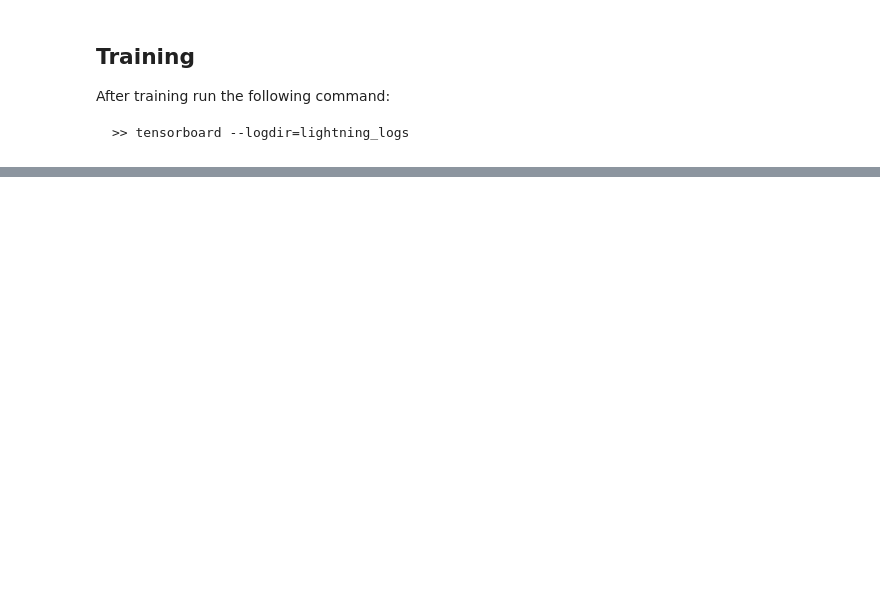
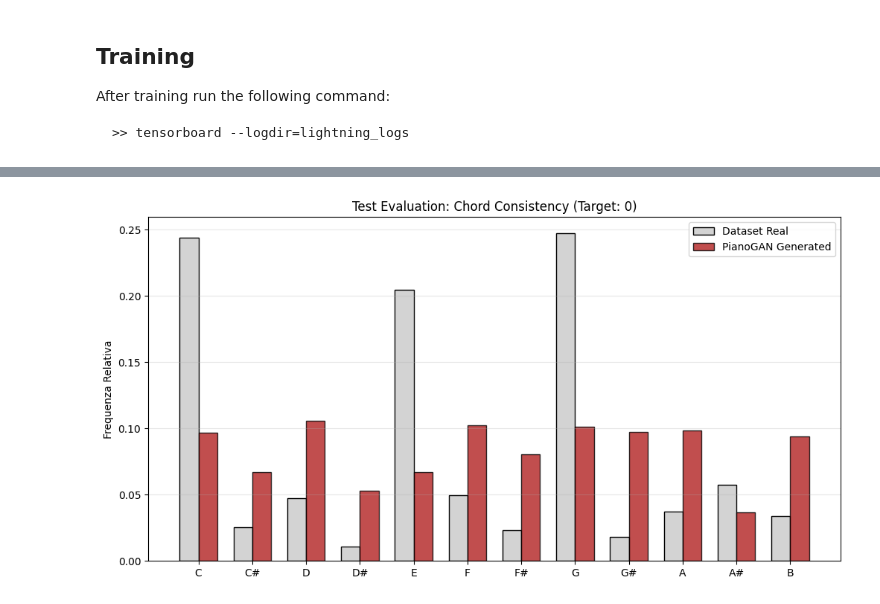
Before and after one commit to Andre1372/NNDL-project, a Jupyter notebook: notebooks/main_training.ipynb, the cells around one changed output, grey strips where cells are left out. Cells and saved outputs as stored; diff of their text form; code cells hidden in the pictures; blank space fills up the shorter version.

```diff
--- a/notebooks/main_training.ipynb
+++ b/notebooks/main_training.ipynb
@@ -255,0 +226,10 @@ Generating audio preview...
+# %%
+# Istanza del modello
+model = PianoGAN(noise_dim=NOISE_DIM, learning_rate=LR)
+
+model.summary()
+
+# Specifica il percorso del file dei pesi
+checkpoint = torch.load("/Users/Edoardo/Desktop/EDOARDO/UNI/MAGISTRALE/SECONDO_ANNO/NEURAL_NETWORKS/NNDL-project-1/saved_models/pianogan-epoch=04-g_loss=3.52.ckpt")
+
+model.generator.load_state_dict(checkpoint['generator_state_dict'])
@@ -255,0 +328,71 @@ Generating audio preview...
+# %%
+import matplotlib.pyplot as plt
+# Rilevamento automatico del device
+device = torch.device("cuda" if torch.cuda.is_available() else "cpu")
+
+# Se sei su un Mac con chip M1/M2/M3 (Apple Silicon), usa 'mps' per accelerazione hardware
+if torch.backends.mps.is_available():
+    device = torch.device("mps")
+    print("Using Apple MPS (Metal Performance Shaders) acceleration!")
+else:
+    print(f"Using device: {device}")
+model.eval()
+all_gen_hists = []
+test_chord_target = 0 # Specifichiamo quale accordo vogliamo testare (es. Do Maggiore)
+
+print(f"Avvio Test Step per l'accordo {test_chord_target}...")
+
+with torch.no_grad():
+    for batch in tqdm.tqdm(test_loader, desc="Testing"):
+        prev, curr, chords = batch
+
+        # Filtriamo il test set per l'accordo desiderato per avere un confronto equo
+        mask = (chords == test_chord_target)
+        if not mask.any(): continue
+
+        prev = prev[mask].to(device)
+        chords = chords[mask].to(device)
+        batch_sz = prev.size(0)
+
+        # 1. Generazione
+        z = torch.randn(batch_sz, 100, device=device)
+        # PianoGAN ritorna (final_out, hidden_state)
+        gen_bars, _ = model.generator(z, prev, chords)
+
+        # 2. Calcolo istogramma per il batch generato
+        # gen_bars shape: (B, 1, 128, 16)
+        pitch_activity = gen_bars.sum(dim=(0, 1, 3))
+        all_gen_hists.append(pitch_activity)
+
+# 3. Aggregazione finale dell'istogramma generato
+final_gen_counts = torch.stack(all_gen_hists).sum(dim=0)
+gen_hist_normalized = final_gen_counts / (final_gen_counts.sum() + 1e-8)
+gen_hist_normalized = gen_hist_normalized.cpu()
+
+# Calcolo folding modulo 12
+gen_pitch_class_hist = torch.zeros(12)
+for m in range(128):
+    gen_pitch_class_hist[m % 12] += gen_hist_normalized[m]
+
+# 4. Visualizzazione Comparativa (Real vs Generated)
+note_names = ['C', 'C#', 'D', 'D#', 'E', 'F', 'F#', 'G', 'G#', 'A', 'A#', 'B']
+plt.figure(figsize=(12, 6))
+
+x = np.arange(len(note_names))
+width = 0.35
+
+plt.bar(x - width/2, hist_c_major.cpu().numpy(), width, label='Dataset Real', color='lightgray', edgecolor='black')
+plt.bar(x + width/2, gen_pitch_class_hist.numpy(), width, label='PianoGAN Generated', color='firebrick', edgecolor='black', alpha=0.8)
+
+plt.title(f"Test Evaluation: Chord Consistency (Target: {test_chord_target})")
+plt.xticks(x, note_names)
+plt.ylabel("Frequenza Relativa")
+plt.legend()
+plt.grid(axis='y', alpha=0.3)
+plt.show()
+
+# Calcolo metrica di similarità (Cosine Similarity)
+cos_sim = torch.nn.functional.cosine_similarity(gen_pitch_class_hist.unsqueeze(0),
+                                                hist_c_major.cpu().unsqueeze(0))
+print(f"Test Result - Cosine Similarity: {cos_sim.item():.4f}")
+# %% [output]
@@ -255,0 +401 @@ Generating audio preview...
+[figure, added]
```
Also changed, not shown: parts of 7 cells of this notebook, 2 other files.
